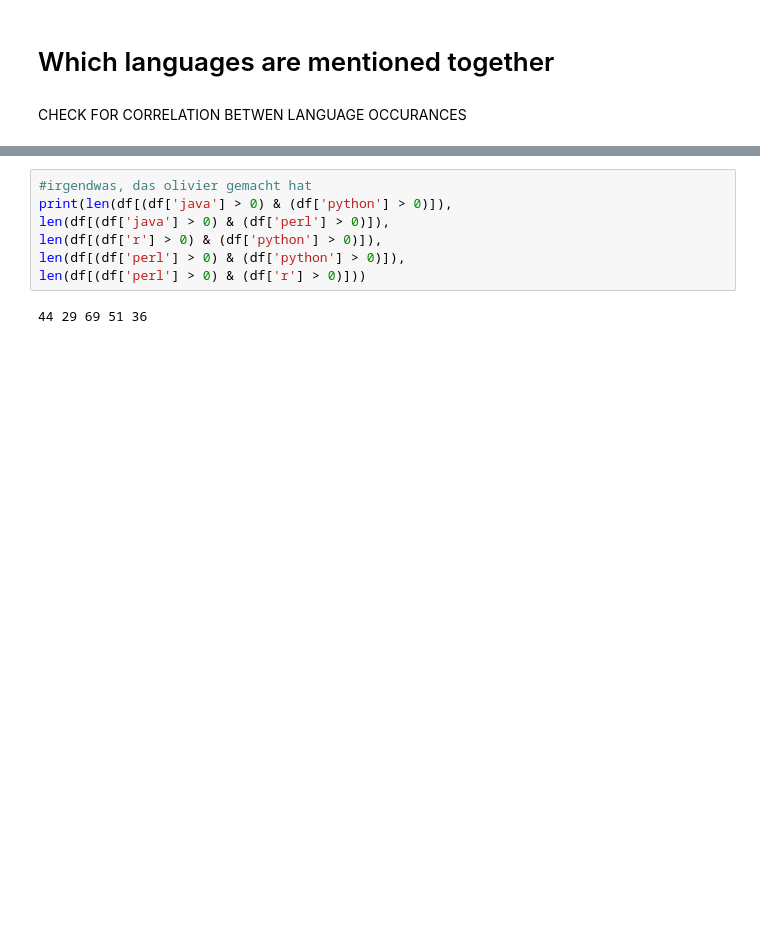
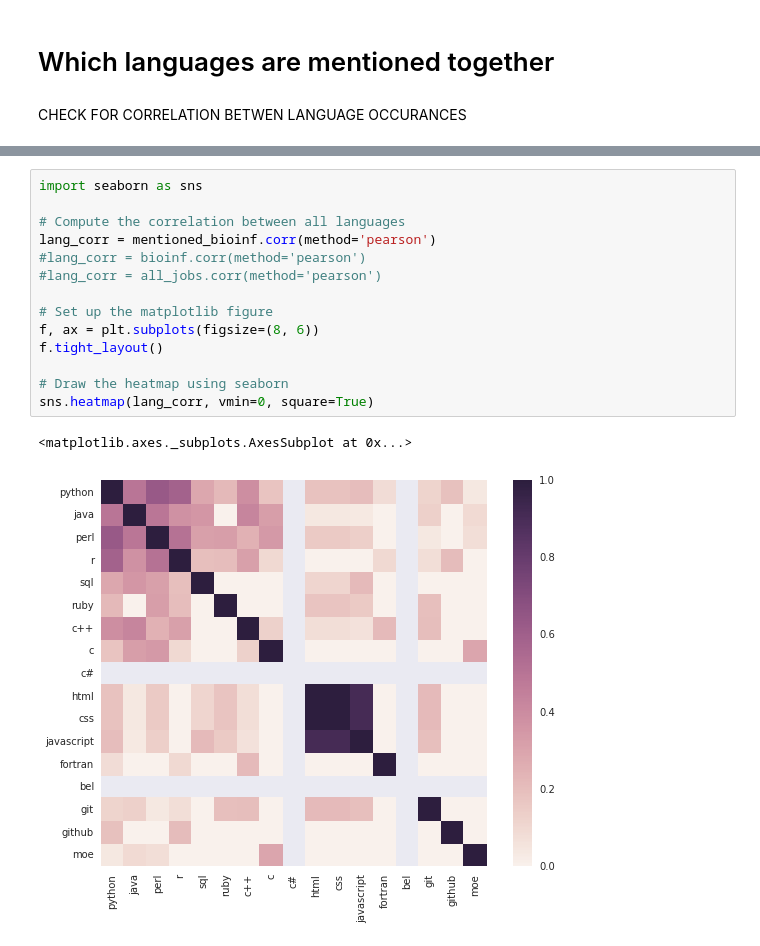
Before and after one commit to Cojabi/nat_sci_job, a Jupyter notebook: Evaluation of Scientific Job Adds.ipynb, the cells around one changed output, grey strips where cells are left out. Drawn from its saved outputs; the diff is of its cells as text; blank space fills up the shorter version.

Commit message:
Added correlation heat map

```diff
--- a/Evaluation of Scientific Job Adds.ipynb
+++ b/Evaluation of Scientific Job Adds.ipynb
@@ -278,9 +259,17 @@ pearsonr(mentioned_bioinf['r'], mentioned_bioinf['python'])
-# %%
-#irgendwas, das olivier gemacht hat
-print(len(df[(df['java'] > 0) & (df['python'] > 0)]),
-len(df[(df['java'] > 0) & (df['perl'] > 0)]),
-len(df[(df['r'] > 0) & (df['python'] > 0)]),
-len(df[(df['perl'] > 0) & (df['python'] > 0)]),
-len(df[(df['perl'] > 0) & (df['r'] > 0)]))
-# %% [output]
-44 29 69 51 36
+# %%
+import seaborn as sns
+
+# Compute the correlation between all languages
+lang_corr = mentioned_bioinf.corr(method='pearson')
+#lang_corr = bioinf.corr(method='pearson')
+#lang_corr = all_jobs.corr(method='pearson')
+
+# Set up the matplotlib figure
+f, ax = plt.subplots(figsize=(8, 6))
+f.tight_layout()
+
+# Draw the heatmap using seaborn
+sns.heatmap(lang_corr, vmin=0, square=True)
+# %% [output]
+<matplotlib.axes._subplots.AxesSubplot at 0x...>
+[figure, added]
```
Also changed, not shown: parts of 8 cells of this notebook.
